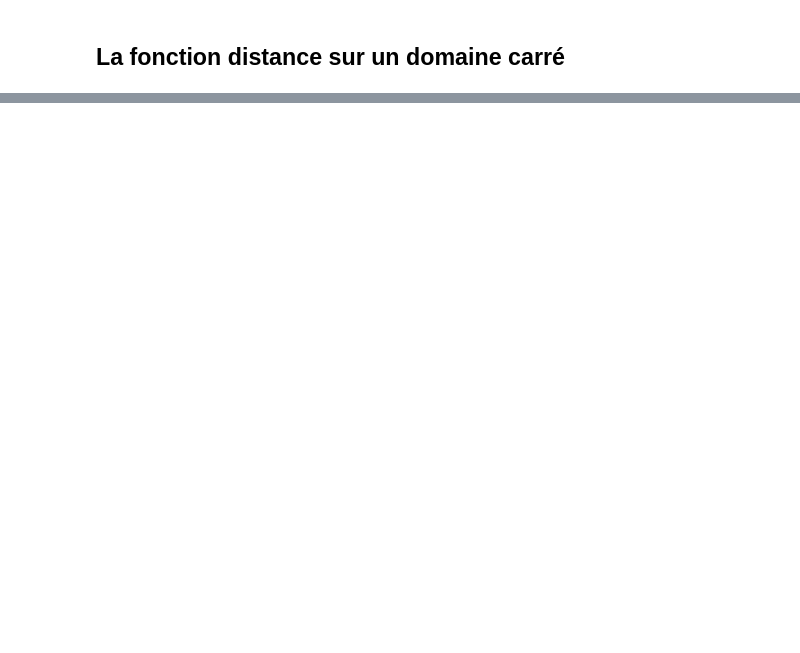
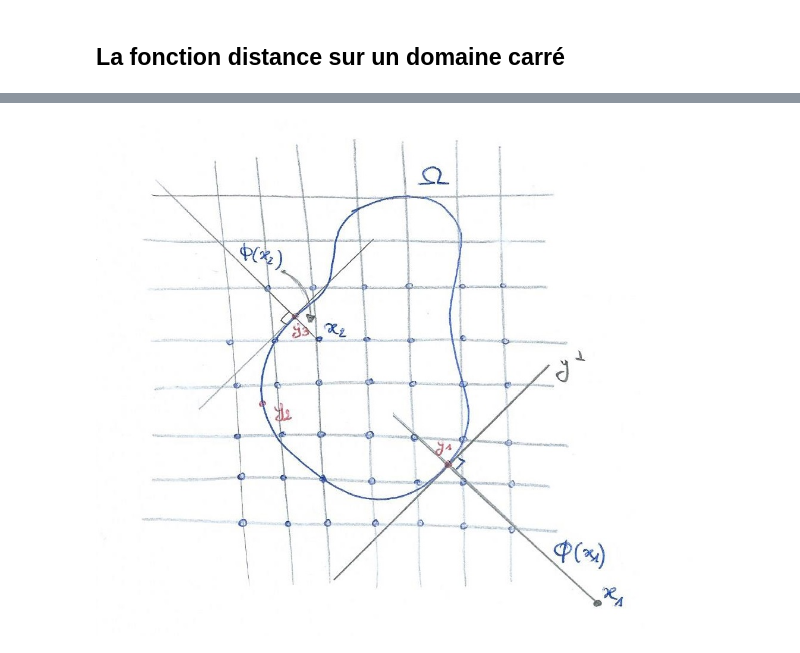
Before and after one commit to ThomasPhilibert0/cours, a Jupyter notebook: GTT/RAPPORT/EQ_CHALEUR.ipynb, the cells around one changed output, grey strips where cells are left out. Drawn from its saved outputs; the diff is of its cells as text; code cells hidden in the pictures; blank space fills up the shorter version.

```diff
--- a/GTT/RAPPORT/EQ_CHALEUR.ipynb
+++ b/GTT/RAPPORT/EQ_CHALEUR.ipynb
@@ -341,0 +389,4 @@ Dans cette partie, nous allons écrire le code pour la rédaction de la fonction
+# %%
+Image("/home/matthieu/Documents/cours/GTT/RAPPORT/Pic1.jpg", width = 600)
+# %% [output]
+[figure, added]
```
Also changed, not shown: parts of 20 cells of this notebook, 1 other file.
